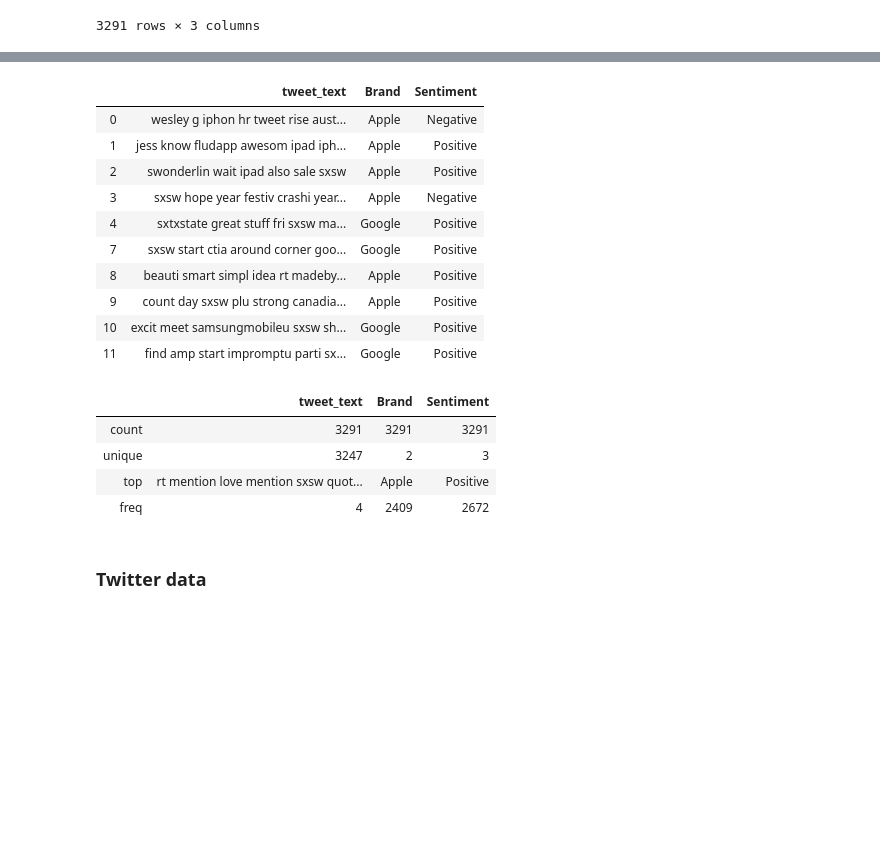
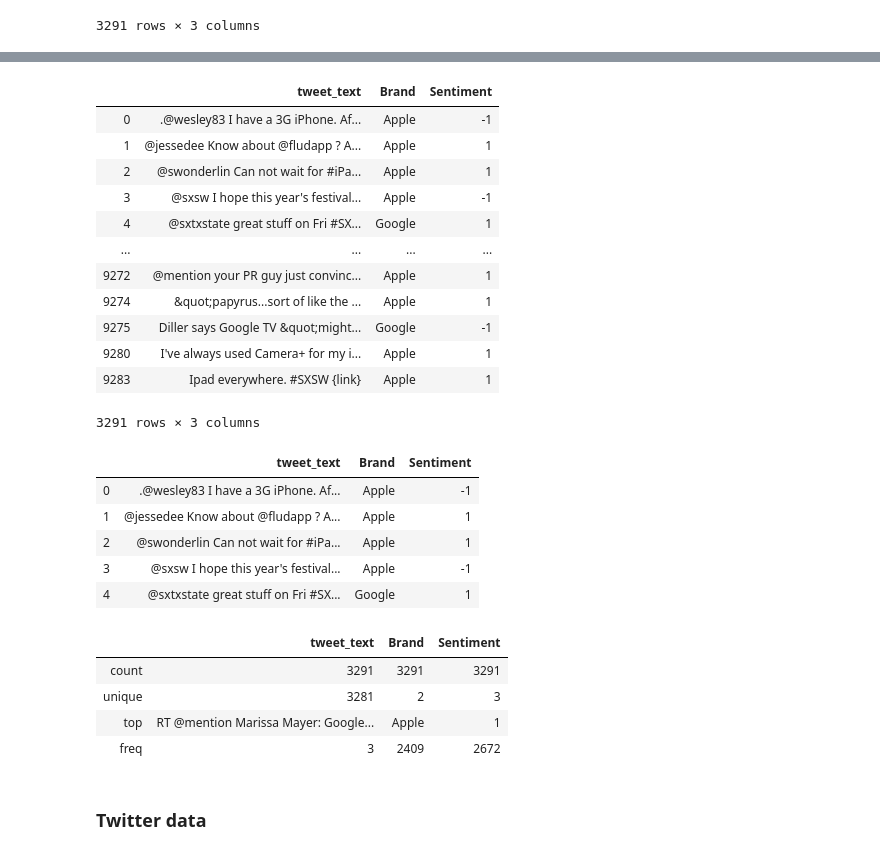
Before and after one commit to jdsmithwes/project4_NLP-master, a Jupyter notebook: Apple_Google_NLPnotebook.ipynb, the cells around one changed output, grey strips where cells are left out. Drawn from its saved outputs; the diff is of its cells as text; code cells hidden in the pictures; blank space fills up the shorter version.

```diff
--- a/Apple_Google_NLPnotebook.ipynb
+++ b/Apple_Google_NLPnotebook.ipynb
@@ -87,31 +88,41 @@ data.describe()
 # %%
 #Changing column info to assist with encoding later
 product_dict = {"iPhone":'Apple','iPad or iPhone App': 'Apple','iPad':'Apple','nan':'none','Android':'Google','Android App':'Google','Other Google product or service':'Google','Other Apple product or service':'Apple'}
-sentiment_dict = {'Negative emotion': 'Negative','Positive emotion':'Positive','No emotion toward brand or product':'Neutral', "I can't tell": 'Neutral'}
+sentiment_dict = {'Negative emotion': '-1','Positive emotion':'1','No emotion toward brand or product':'0', "I can't tell": '0'}
 data = data.replace({"Brand": product_dict})
 data = data.replace({'Sentiment':sentiment_dict})
+data
+# %% [output]
+|  | tweet_text | Brand | Sentiment |
+| 0 | .@wesley83 I have a 3G iPhone. Af... | Apple | -1 |
+| 1 | @jessedee Know about @fludapp ? A... | Apple | 1 |
+| 2 | @swonderlin Can not wait for #iPa... | Apple | 1 |
+| 3 | @sxsw I hope this year's festival... | Apple | -1 |
+| 4 | @sxtxstate great stuff on Fri #SX... | Google | 1 |
+| ... | ... | ... | ... |
+| 9272 | @mention your PR guy just convinc... | Apple | 1 |
+| 9274 | &quot;papyrus...sort of like the ... | Apple | 1 |
+| 9275 | Diller says Google TV &quot;might... | Google | -1 |
+| 9280 | I've always used Camera+ for my i... | Apple | 1 |
+| 9283 | Ipad everywhere. #SXSW {link} | Apple | 1 |
+3291 rows × 3 columns
 # %%
-data.head(10)
+data.head()
 # %% [output]
 |  | tweet_text | Brand | Sentiment |
-| 0 | wesley g iphon hr tweet rise aust... | Apple | Negative |
-| 1 | jess know fludapp awesom ipad iph... | Apple | Positive |
-| 2 | swonderlin wait ipad also sale sxsw | Apple | Positive |
-| 3 | sxsw hope year festiv crashi year... | Apple | Negative |
-| 4 | sxtxstate great stuff fri sxsw ma... | Google | Positive |
-| 7 | sxsw start ctia around corner goo... | Google | Positive |
-| 8 | beauti smart simpl idea rt madeby... | Apple | Positive |
-| 9 | count day sxsw plu strong canadia... | Apple | Positive |
-| 10 | excit meet samsungmobileu sxsw sh... | Google | Positive |
-| 11 | find amp start impromptu parti sx... | Google | Positive |
+| 0 | .@wesley83 I have a 3G iPhone. Af... | Apple | -1 |
+| 1 | @jessedee Know about @fludapp ? A... | Apple | 1 |
+| 2 | @swonderlin Can not wait for #iPa... | Apple | 1 |
+| 3 | @sxsw I hope this year's festival... | Apple | -1 |
+| 4 | @sxtxstate great stuff on Fri #SX... | Google | 1 |
 # %%
 data.describe()
 # %% [output]
 |  | tweet_text | Brand | Sentiment |
 | count | 3291 | 3291 | 3291 |
-| unique | 3247 | 2 | 3 |
-| top | rt mention love mention sxsw quot... | Apple | Positive |
-| freq | 4 | 2409 | 2672 |
+| unique | 3281 | 2 | 3 |
+| top | RT @mention Marissa Mayer: Google... | Apple | 1 |
+| freq | 3 | 2409 | 2672 |
 # %% [markdown]
 ### Twitter data
 # %%
```
Also changed, not shown: parts of 18 cells of this notebook.
